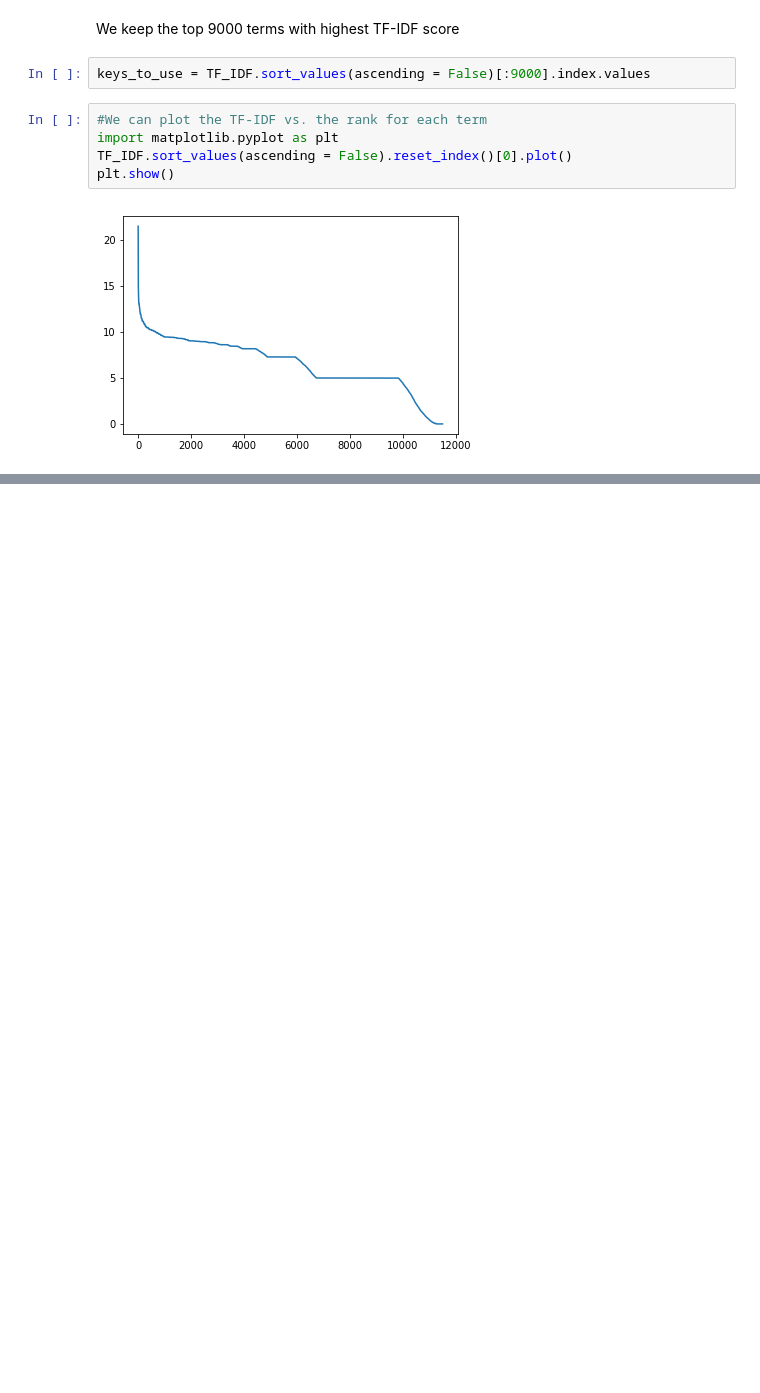
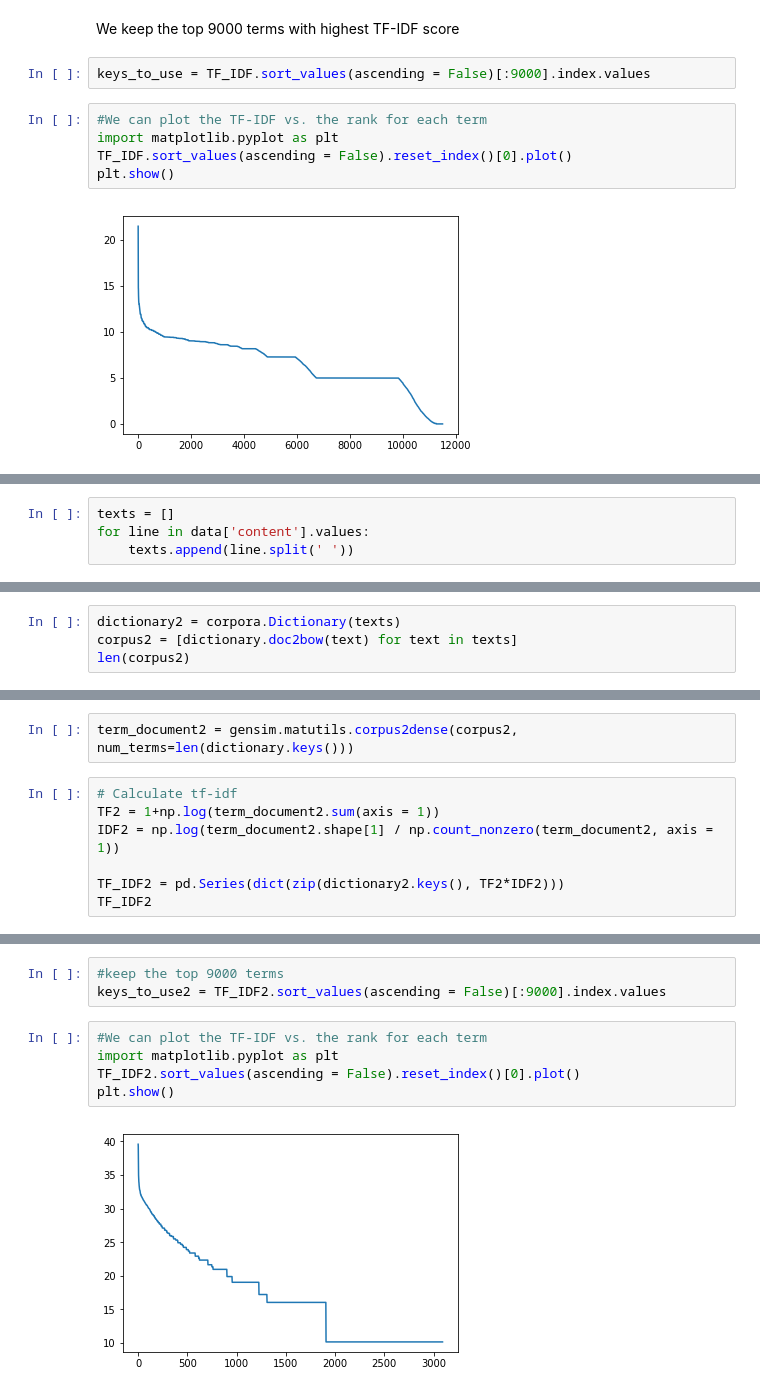
Before and after one commit to BarryKeee/Replication-file-Robust-Text-Analysis, a Jupyter notebook: LDA implementation.ipynb, the cells around one changed output, grey strips where cells are left out. Cells and saved outputs as stored; diff of their text form; blank space fills up the shorter version.

```diff
--- a/LDA implementation.ipynb
+++ b/LDA implementation.ipynb
@@ -81,0 +115,4 @@ Now we generate the term-document matrix for only the top 9000 terms
+# %%
+texts = []
+for line in data['content'].values:
+    texts.append(line.split(' '))
@@ -81,0 +123,4 @@ Now we generate the term-document matrix for only the top 9000 terms
+# %%
+dictionary2 = corpora.Dictionary(texts)
+corpus2 = [dictionary.doc2bow(text) for text in texts]
+len(corpus2)
@@ -81,0 +129,9 @@ Now we generate the term-document matrix for only the top 9000 terms
+# %%
+term_document2 = gensim.matutils.corpus2dense(corpus2, num_terms=len(dictionary.keys()))
+# %%
+# Calculate tf-idf
+TF2 = 1+np.log(term_document2.sum(axis = 1))
+IDF2 = np.log(term_document2.shape[1] / np.count_nonzero(term_document2, axis = 1))
+
+TF_IDF2 = pd.Series(dict(zip(dictionary2.keys(), TF2*IDF2)))
+TF_IDF2
@@ -81,0 +156,10 @@ Now we generate the term-document matrix for only the top 9000 terms
+# %%
+#keep the top 9000 terms
+keys_to_use2 = TF_IDF2.sort_values(ascending = False)[:9000].index.values
+# %%
+#We can plot the TF-IDF vs. the rank for each term
+import matplotlib.pyplot as plt
+TF_IDF2.sort_values(ascending = False).reset_index()[0].plot()
+plt.show()
+# %% [output]
+[figure, added]
```
Also changed, not shown: parts of 9 cells of this notebook.
